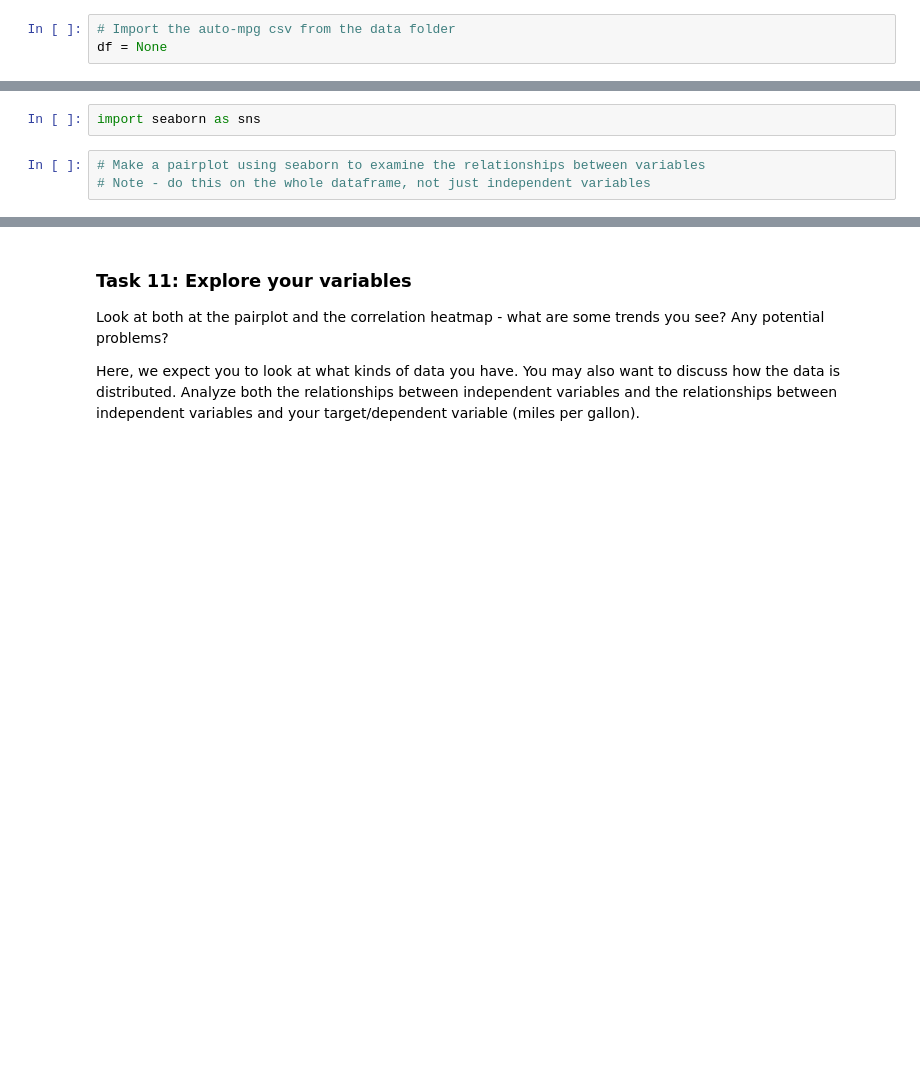
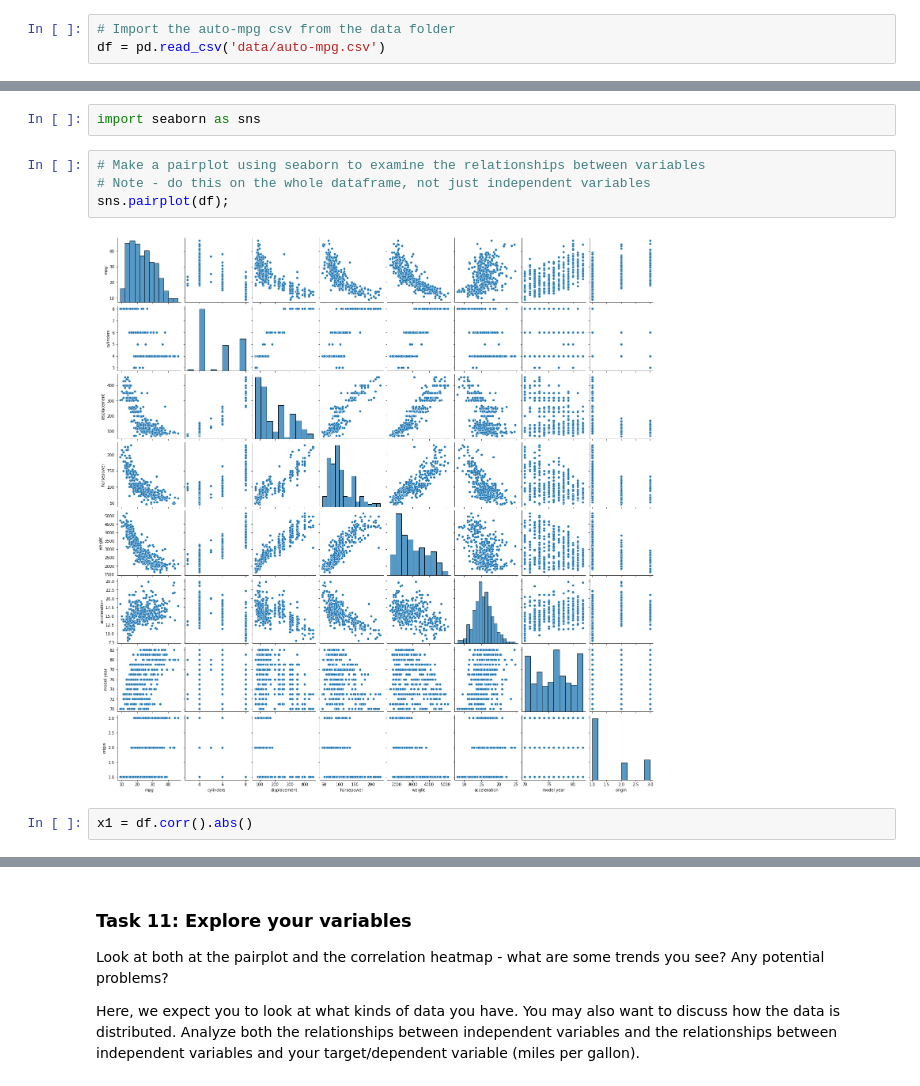
Before and after one commit to cyborgsage/phase2-code-challenge-review, a Jupyter notebook: P2-Code-Challenge-Review.ipynb, the cells around one changed output, grey strips where cells are left out. Drawn from its saved outputs; the diff is of its cells as text; blank space fills up the shorter version.

```diff
--- a/P2-Code-Challenge-Review.ipynb
+++ b/P2-Code-Challenge-Review.ipynb
@@ -46,6 +59,6 @@ import pandas as pd
 import matplotlib.pyplot as plt
 # %%
 # Import the auto-mpg csv from the data folder
-df = None
+df = pd.read_csv('data/auto-mpg.csv')
 # %%
 # Check the head of our data
@@ -138,6 +282,11 @@ import seaborn as sns
 # %%
 # Make a pairplot using seaborn to examine the relationships between variables
 # Note - do this on the whole dataframe, not just independent variables
+sns.pairplot(df);
+# %% [output]
+[figure, added]
+# %%
+x1 = df.corr().abs()
 # %%
 # Create a correlation heatmap as well, with seaborn plus the 'corr' function
 # Use .abs to grab the absolute value of the correlation
```
Also changed, not shown: parts of 32 cells of this notebook.
